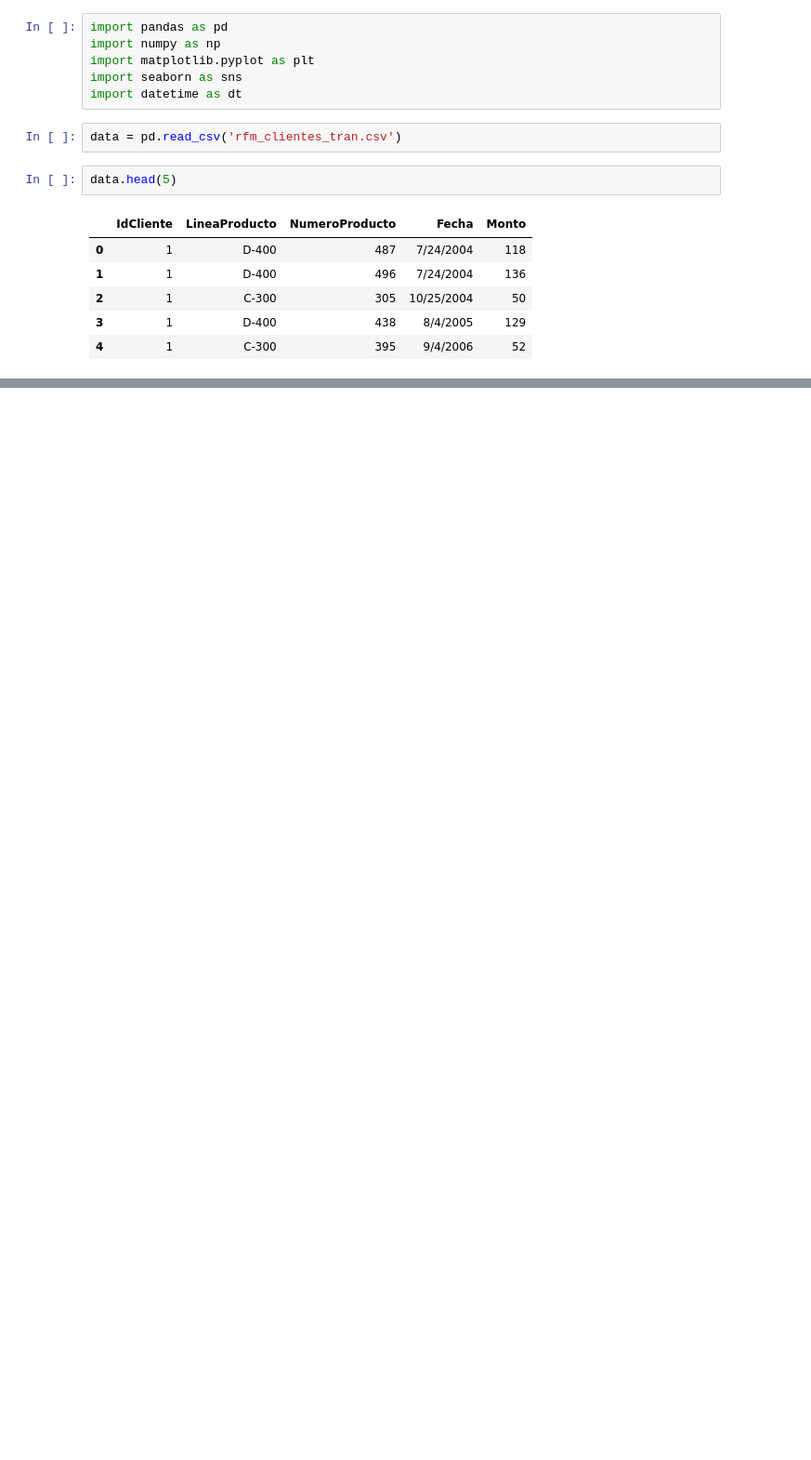
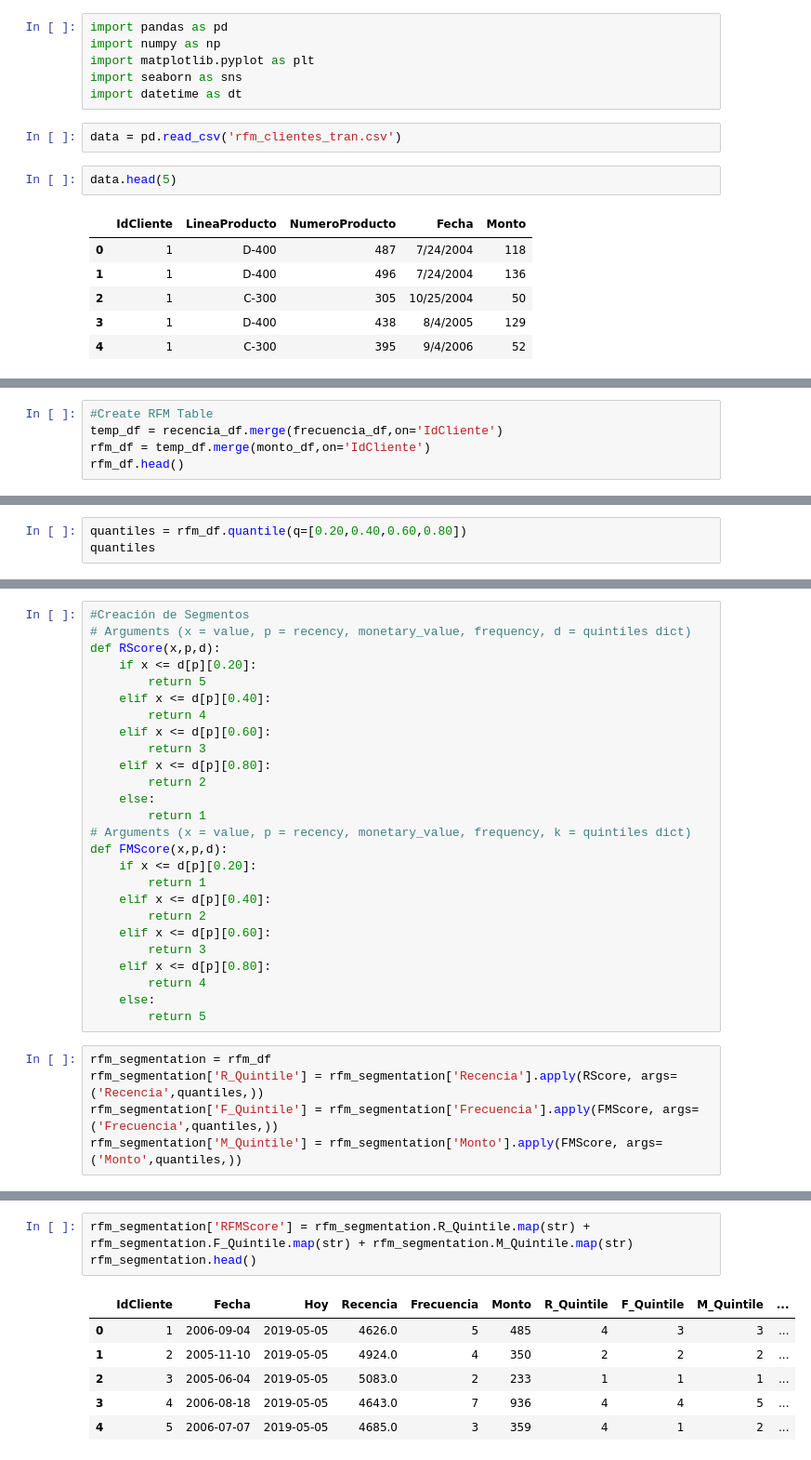
Before and after one commit to peterdelaguila/peterdelaguila, a Jupyter notebook: rfm_analysis.ipynb, the cells around one changed output, grey strips where cells are left out. Shown: that part at 93% size. Drawn from its saved outputs; the diff is of its cells as text; blank space fills up the shorter version.

```diff
--- a/rfm_analysis.ipynb
+++ b/rfm_analysis.ipynb
@@ -19,0 +168,5 @@ data.head(5)
+# %%
+#Create RFM Table
+temp_df = recencia_df.merge(frecuencia_df,on='IdCliente')
+rfm_df = temp_df.merge(monto_df,on='IdCliente')
+rfm_df.head()
@@ -19,0 +180,3 @@ data.head(5)
+# %%
+quantiles = rfm_df.quantile(q=[0.20,0.40,0.60,0.80])
+quantiles
@@ -19,0 +196,31 @@ data.head(5)
+# %%
+#Creación de Segmentos
+# Arguments (x = value, p = recency, monetary_value, frequency, d = quintiles dict)
+def RScore(x,p,d):
+    if x <= d[p][0.20]:
+        return 5
+    elif x <= d[p][0.40]:
+        return 4
+    elif x <= d[p][0.60]:
+        return 3
+    elif x <= d[p][0.80]:
+        return 2
+    else:
+        return 1
+# Arguments (x = value, p = recency, monetary_value, frequency, k = quintiles dict)
+def FMScore(x,p,d):
+    if x <= d[p][0.20]:
+        return 1
+    elif x <= d[p][0.40]:
+        return 2
+    elif x <= d[p][0.60]:
+        return 3
+    elif x <= d[p][0.80]:
+        return 4
+    else:
+        return 5
+# %%
+rfm_segmentation = rfm_df
+rfm_segmentation['R_Quintile'] = rfm_segmentation['Recencia'].apply(RScore, args=('Recencia',quantiles,))
+rfm_segmentation['F_Quintile'] = rfm_segmentation['Frecuencia'].apply(FMScore, args=('Frecuencia',quantiles,))
+rfm_segmentation['M_Quintile'] = rfm_segmentation['Monto'].apply(FMScore, args=('Monto',quantiles,))
@@ -19,0 +236,10 @@ data.head(5)
+# %%
+rfm_segmentation['RFMScore'] = rfm_segmentation.R_Quintile.map(str) + rfm_segmentation.F_Quintile.map(str) + rfm_segmentation.M_Quintile.map(str)
+rfm_segmentation.head()
+# %% [output]
+|  | IdCliente | Fecha | Hoy | Recencia | Frecuencia | Monto | R_Quintile | F_Quintile | M_Quintile | ... |
+| 0 | 1 | 2006-09-04 | 2019-05-05 | 4626.0 | 5 | 485 | 4 | 3 | 3 | ... |
+| 1 | 2 | 2005-11-10 | 2019-05-05 | 4924.0 | 4 | 350 | 2 | 2 | 2 | ... |
+| 2 | 3 | 2005-06-04 | 2019-05-05 | 5083.0 | 2 | 233 | 1 | 1 | 1 | ... |
+| 3 | 4 | 2006-08-18 | 2019-05-05 | 4643.0 | 7 | 936 | 4 | 4 | 5 | ... |
+| 4 | 5 | 2006-07-07 | 2019-05-05 | 4685.0 | 3 | 359 | 4 | 1 | 2 | ... |
```
Also changed, not shown: parts of 28 cells of this notebook.
